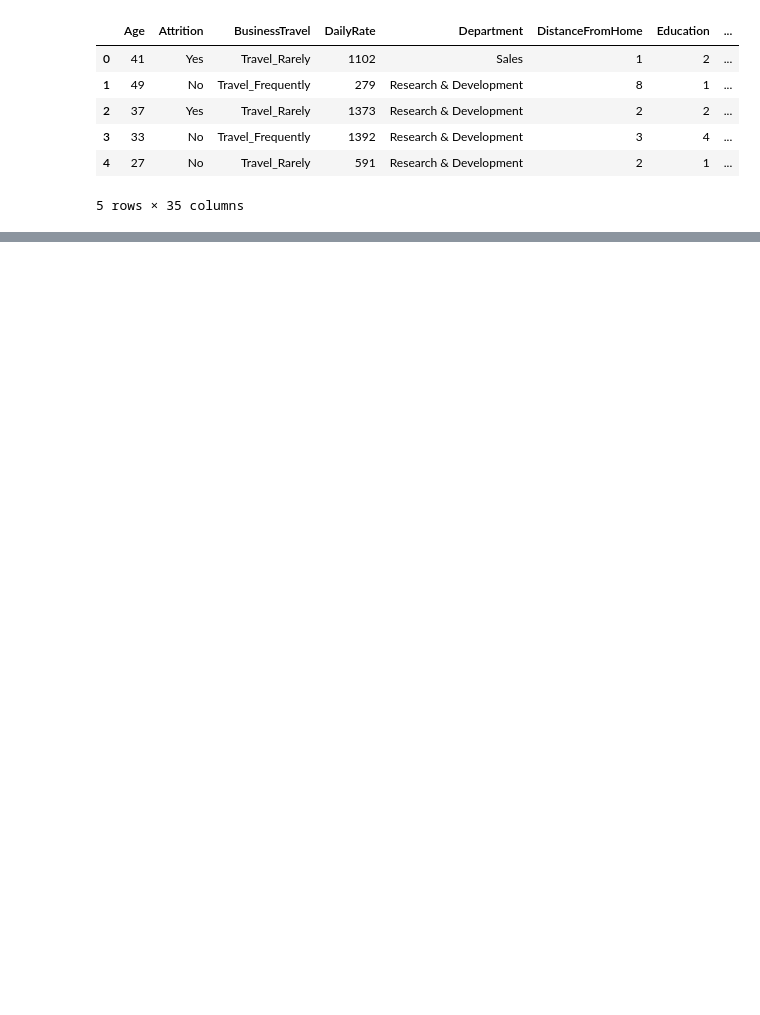
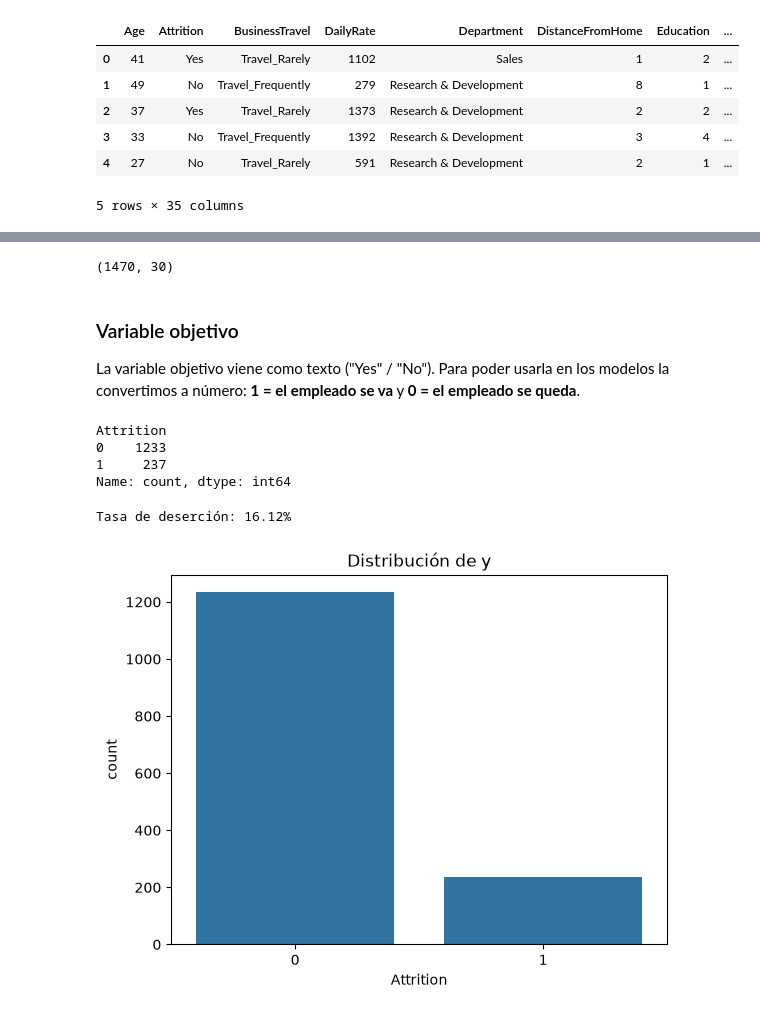
Before and after one commit to Edgartor321/CD-Paradigmas_y_progra, a Jupyter notebook: Proyecto/Proyecto-IBM-HR.ipynb, the cells around one changed output, grey strips where cells are left out. Drawn from its saved outputs; the diff is of its cells as text; code cells hidden in the pictures; blank space fills up the shorter version.

```diff
--- a/Proyecto/Proyecto-IBM-HR.ipynb
+++ b/Proyecto/Proyecto-IBM-HR.ipynb
@@ -75,0 +187,4 @@ df.head(5)
+# %%
+constantes = df.nunique()[df.nunique() == 1].index.tolist()
+identificadores = df.nunique()[df.nunique() == len(df)].index.tolist()
+df = df.drop(columns=constantes + identificadores)
@@ -75,0 +199,3 @@ df.head(5)
+# %%
+X = df.drop("Attrition", axis=1)
+y = df["Attrition"]
@@ -75,0 +221,30 @@ df.head(5)
+# %%
+X.shape #Comprobamos las nuevas dimensiones
+# 30 Variables
+# %% [output]
+(1470, 30)
+# %% [markdown]
+### Variable objetivo
+
+La variable objetivo viene como texto ("Yes" / "No"). Para poder usarla en los modelos la convertimos a número: **1 = el empleado se va** y **0 = el empleado se queda**.
+# %%
+y = y.map({"No": 0, "Yes": 1})
+y.value_counts()
+#y.shape
+#y.value_counts()/(y.shape[0])*100
+#y.shape
+# %% [output]
+Attrition
+0    1233
+1     237
+Name: count, dtype: int64
+# %%
+print(f"Tasa de deserción: {y.mean():.2%}")
+
+sns.countplot(x=y)
+plt.xticks([0, 1])
+plt.title("Distribución de y")
+plt.show()
+# %% [output]
+Tasa de deserción: 16.12%
+[figure, added]
```
Also changed, not shown: parts of 18 cells of this notebook.
